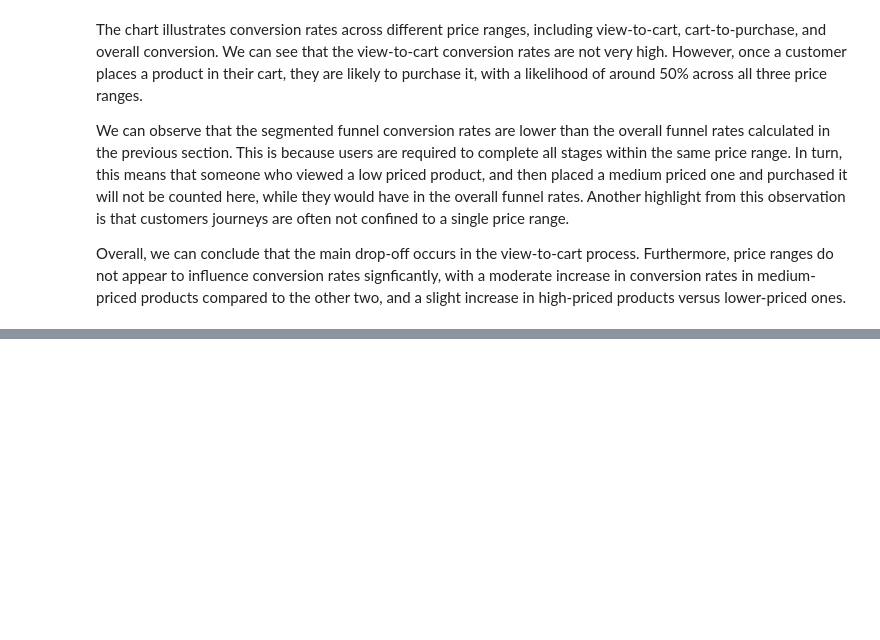
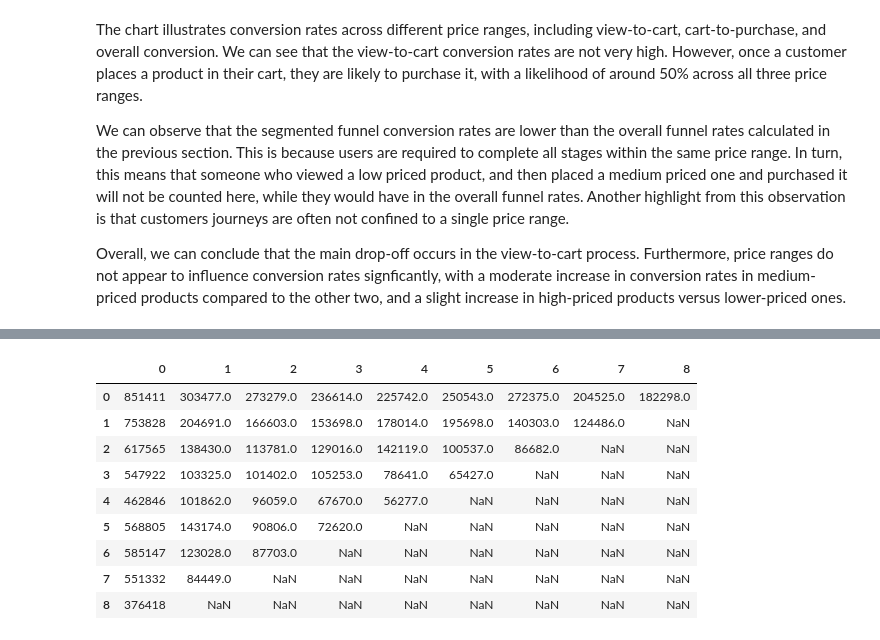
Before and after one commit to bigfoot-888/Ecommerce-User-Behavior-Analysis, a Jupyter notebook: notebooks/user-behavior-analysis.ipynb, the cells around one changed output, grey strips where cells are left out. Saved outputs shown, nothing was run; the diff lists cells and outputs as text; code cells hidden in the pictures; blank space fills up the shorter version.

```diff
--- a/notebooks/user-behavior-analysis.ipynb
+++ b/notebooks/user-behavior-analysis.ipynb
@@ -268,0 +282,3 @@ Overall, we can conclude that the main drop-off occurs in the view-to-cart proce
+# %%
+weeks = df_total["week"].unique()
+weeks
@@ -268,0 +315,14 @@ Overall, we can conclude that the main drop-off occurs in the view-to-cart proce
+# %%
+df_cohort = pd.DataFrame(cohort_data)
+df_cohort
+# %% [output]
+|  | 0 | 1 | 2 | 3 | 4 | 5 | 6 | 7 | 8 |
+| 0 | 851411 | 303477.0 | 273279.0 | 236614.0 | 225742.0 | 250543.0 | 272375.0 | 204525.0 | 182298.0 |
+| 1 | 753828 | 204691.0 | 166603.0 | 153698.0 | 178014.0 | 195698.0 | 140303.0 | 124486.0 | NaN |
+| 2 | 617565 | 138430.0 | 113781.0 | 129016.0 | 142119.0 | 100537.0 | 86682.0 | NaN | NaN |
+| 3 | 547922 | 103325.0 | 101402.0 | 105253.0 | 78641.0 | 65427.0 | NaN | NaN | NaN |
+| 4 | 462846 | 101862.0 | 96059.0 | 67670.0 | 56277.0 | NaN | NaN | NaN | NaN |
+| 5 | 568805 | 143174.0 | 90806.0 | 72620.0 | NaN | NaN | NaN | NaN | NaN |
+| 6 | 585147 | 123028.0 | 87703.0 | NaN | NaN | NaN | NaN | NaN | NaN |
+| 7 | 551332 | 84449.0 | NaN | NaN | NaN | NaN | NaN | NaN | NaN |
+| 8 | 376418 | NaN | NaN | NaN | NaN | NaN | NaN | NaN | NaN |
```
Also changed, not shown: parts of 15 cells of this notebook, 9 other files.
